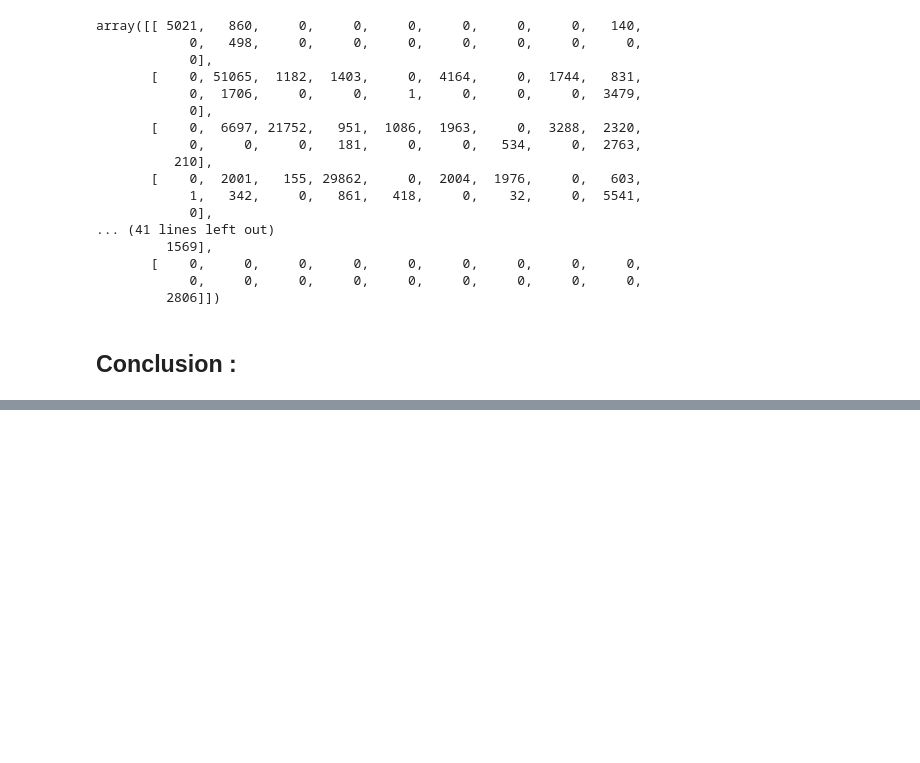
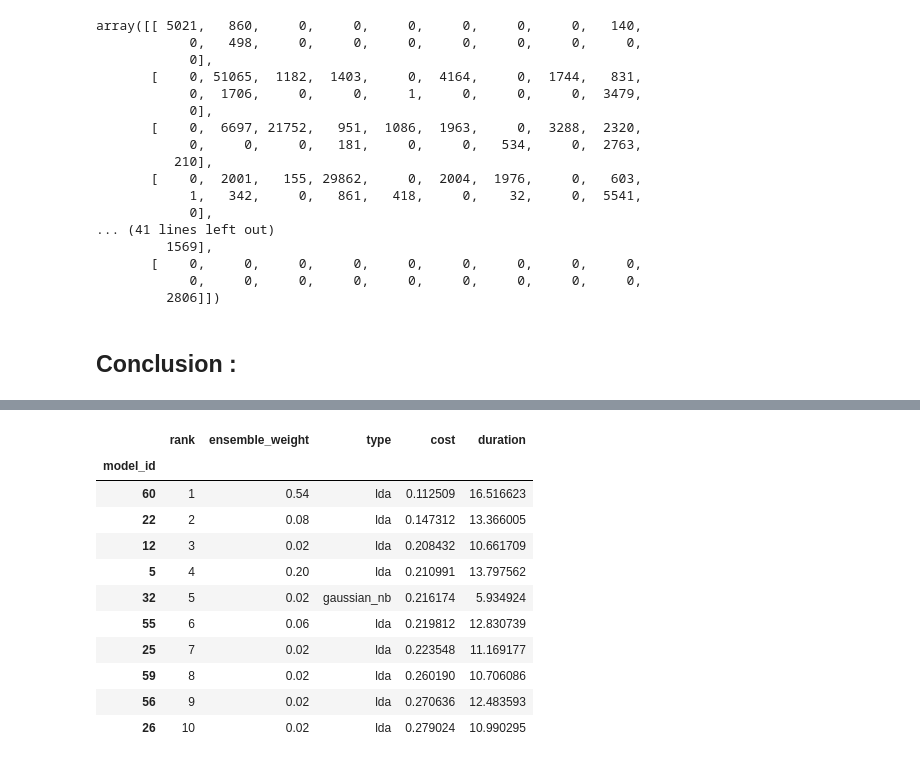
Before and after one commit to CamilleAstrid/fr.univ-tlse3.Datamining_Ecological_impacts_of_pet_cats, a Jupyter notebook: analysis/clusteror.ipynb, the cells around one changed output, grey strips where cells are left out. Cells and saved outputs as stored; diff of their text form; code cells hidden in the pictures; blank space fills up the shorter version.

```diff
--- a/analysis/clusteror.ipynb
+++ b/analysis/clusteror.ipynb
@@ -1637,0 +1649,2 @@ array([[ 5021,   860,     0,     0,     0,     0,     0,     0,   140,
+# %%
+traindf = traindf.drop(["location.long","location.lat","StartDate","StartHours","EndDate","EndHours"],axis=1)
@@ -1637,0 +1653,3 @@ array([[ 5021,   860,     0,     0,     0,     0,     0,     0,   140,
+# %%
+x__train = traindf
+y__train = y_train
@@ -1637,0 +1703,9 @@ array([[ 5021,   860,     0,     0,     0,     0,     0,     0,   140,
+# %%
+cls_French = autosklearn.classification.AutoSklearnClassifier(
+    time_left_for_this_task=300,
+    per_run_time_limit=100,
+    n_jobs=16,
+    include = {"classifier":["gaussian_nb",
+                            "k_nearest_neighbors",
+                            "lda"]},
+    memory_limit=24576)
@@ -1637,0 +1714,2 @@ array([[ 5021,   860,     0,     0,     0,     0,     0,     0,   140,
+# %%
+cls_French.fit(x__train, y__train, dataset_name='French Data')
@@ -1637,0 +1739,15 @@ array([[ 5021,   860,     0,     0,     0,     0,     0,     0,   140,
+# %%
+cls_French.leaderboard()
+# %% [output]
+|  | rank | ensemble_weight | type | cost | duration |
+| model_id |  |  |  |  |  |
+| 60 | 1 | 0.54 | lda | 0.112509 | 16.516623 |
+| 22 | 2 | 0.08 | lda | 0.147312 | 13.366005 |
+| 12 | 3 | 0.02 | lda | 0.208432 | 10.661709 |
+| 5 | 4 | 0.20 | lda | 0.210991 | 13.797562 |
+| 32 | 5 | 0.02 | gaussian_nb | 0.216174 | 5.934924 |
+| 55 | 6 | 0.06 | lda | 0.219812 | 12.830739 |
+| 25 | 7 | 0.02 | lda | 0.223548 | 11.169177 |
+| 59 | 8 | 0.02 | lda | 0.260190 | 10.706086 |
+| 56 | 9 | 0.02 | lda | 0.270636 | 12.483593 |
+| 26 | 10 | 0.02 | lda | 0.279024 | 10.990295 |
```
Also changed, not shown: parts of 19 cells of this notebook.
